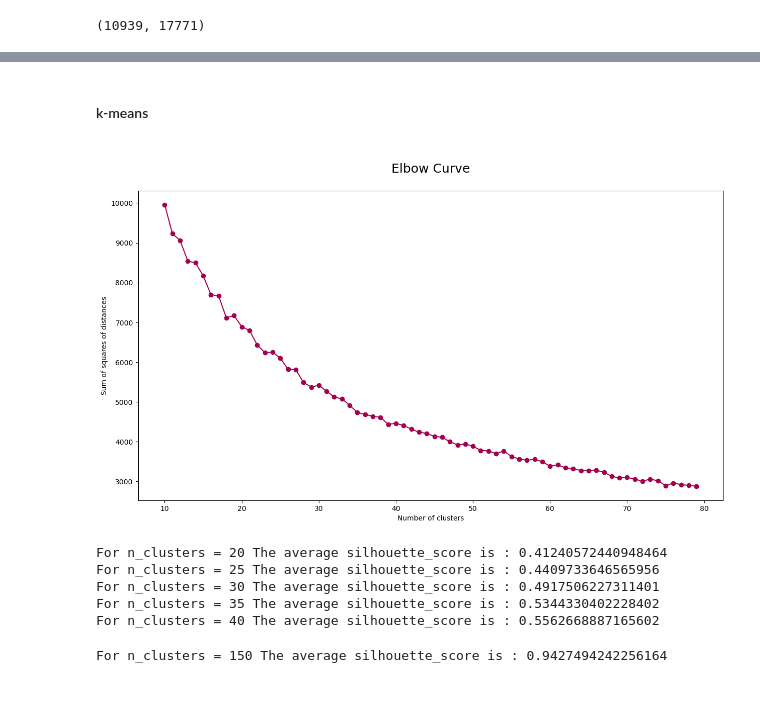
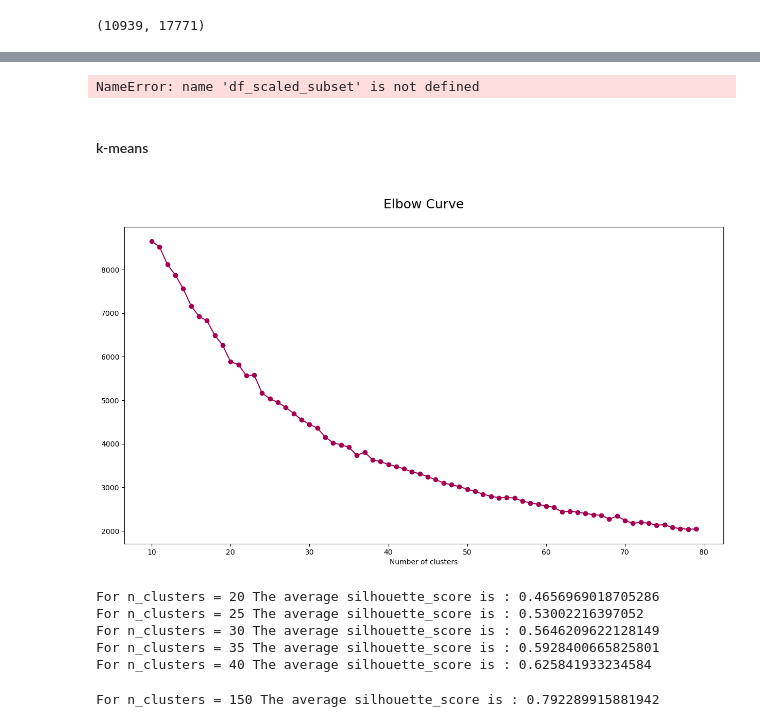
Before and after one commit to aprativ/Capstone-Project, a Jupyter notebook: movies.ipynb, the cells around one changed output, grey strips where cells are left out. Saved outputs shown, nothing was run; the diff lists cells and outputs as text; code cells hidden in the pictures; blank space fills up the shorter version.

```diff
--- a/movies.ipynb
+++ b/movies.ipynb
@@ -605,12 +659,12 @@ Name: title, dtype: object
 # %%
 # Create dummy variables for categorical columns
-dummies = pd.get_dummies(df[['type', 'production_countries', 'genre_0', 'director', 'actor']], drop_first=True)
+dummies = pd.get_dummies(data[['type', 'production_countries', 'genre_0', 'director', 'actor']], drop_first=True)
 
 # Concatenate the dummy variables with the original dataframe
-data = pd.concat([df, dummies], axis=1)
+data_1 = pd.concat([df, dummies], axis=1)
 
 # Drop the original categorical columns
-df.drop(['type', 'production_countries', 'genre_0', 'director', 'actor'], axis=1, inplace=True)
+#data.drop(['type', 'production_countries', 'genre_0', 'director', 'actor'], axis=1, inplace=True)
 # %%
 scaler = MinMaxScaler()
 df_scaled = scaler.fit_transform(dummies)
@@ -656,44 +691,51 @@ df_scaled_60 = pca.fit(df_scaled).transform(df_scaled)
+# %%
+pca = PCA(n_components=143, svd_solver='full')
+df_pca = pca.fit_transform(df_scaled)
+# %% [output]
+NameError: name 'df_scaled_subset' is not defined
+# %%
+# Transform the data for 60 components
+df_pca_60 = pca.transform(df_scaled)[:, :60]
 # %% [markdown]
 #### k-means
 # %%
 K = range(10, 80)
-models = [KMeans(n_clusters = k, random_state=8, n_init=10,max_iter = 10000).fit(df_scaled_60) for k in K]
+models = [KMeans(n_clusters = k, random_state=8, n_init=10,max_iter = 1000).fit(df_pca_60) for k in K]
 dist = [model.inertia_ for model in models]
 # %%
 plt.figure(figsize=(15,8))
 plt.plot(K, dist, marker='o', color='#a30052')
 plt.xlabel('Number of clusters')
-plt.ylabel('
-           ')
+plt.ylabel('')
 plt.title('\nElbow Curve\n', fontsize=18)
 plt.show()
 # %% [output]
-[figure, old version]
+[figure, new version]
 # %%
 # about 35 clusters before curve starts looking flat. Checking from range 20-40
 # %%
 range_n_clusters = range(20, 41, 5)
 for n_clusters in range_n_clusters:
 
-    models1 = KMeans(n_clusters=n_clusters, random_state=8, n_init=10,max_iter=10000)
-    model_labels = models1.fit_predict(df_scaled_60)
+    models1 = KMeans(n_clusters=n_clusters, random_state=8, n_init=10,max_iter=1000)
+    model_labels = models1.fit_predict(df_pca_60)
 
-    silhouette_avg = silhouette_score(df_scaled_60, model_labels)
+    silhouette_avg = silhouette_score(df_pca_60, model_labels)
     print(
         "For n_clusters =", n_clusters,
         "The average silhouette_score is :", silhouette_avg)
 # %% [output]
-For n_clusters = 20 The average silhouette_score is : 0.41240572440948464
-For n_clusters = 25 The average silhouette_score is : 0.4409733646565956
-For n_clusters = 30 The average silhouette_score is : 0.4917506227311401
-For n_clusters = 35 The average silhouette_score is : 0.5344330402228402
-For n_clusters = 40 The average silhouette_score is : 0.5562668887165602
+For n_clusters = 20 The average silhouette_score is : 0.4656969018705286
+For n_clusters = 25 The average silhouette_score is : 0.53002216397052
+For n_clusters = 30 The average silhouette_score is : 0.5646209622128149
+For n_clusters = 35 The average silhouette_score is : 0.5928400665825801
+For n_clusters = 40 The average silhouette_score is : 0.625841933234584
 # %%
-models_150 = KMeans(n_clusters=900, random_state=8, n_init=10,max_iter = 10000)
-model_labels_150 = models_150.fit_predict(df_scaled_60)
-silhouette_avg_150 = silhouette_score(df_scaled_60, model_labels_150)
+models_150 = KMeans(n_clusters=900, random_state=8, n_init=10,max_iter = 1000)
+model_labels_150 = models_150.fit_predict(df_pca_60)
+silhouette_avg_150 = silhouette_score(df_pca_60, model_labels_150)
 print("For n_clusters =", 150, "The average silhouette_score is :", silhouette_avg_150)
 # %% [output]
-For n_clusters = 150 The average silhouette_score is : 0.9427494242256164
+For n_clusters = 150 The average silhouette_score is : 0.792289915881942
 # %%
 df[f'{i}_clusters'] = models_150.labels_
```
Also changed, not shown: parts of 15 cells of this notebook.
